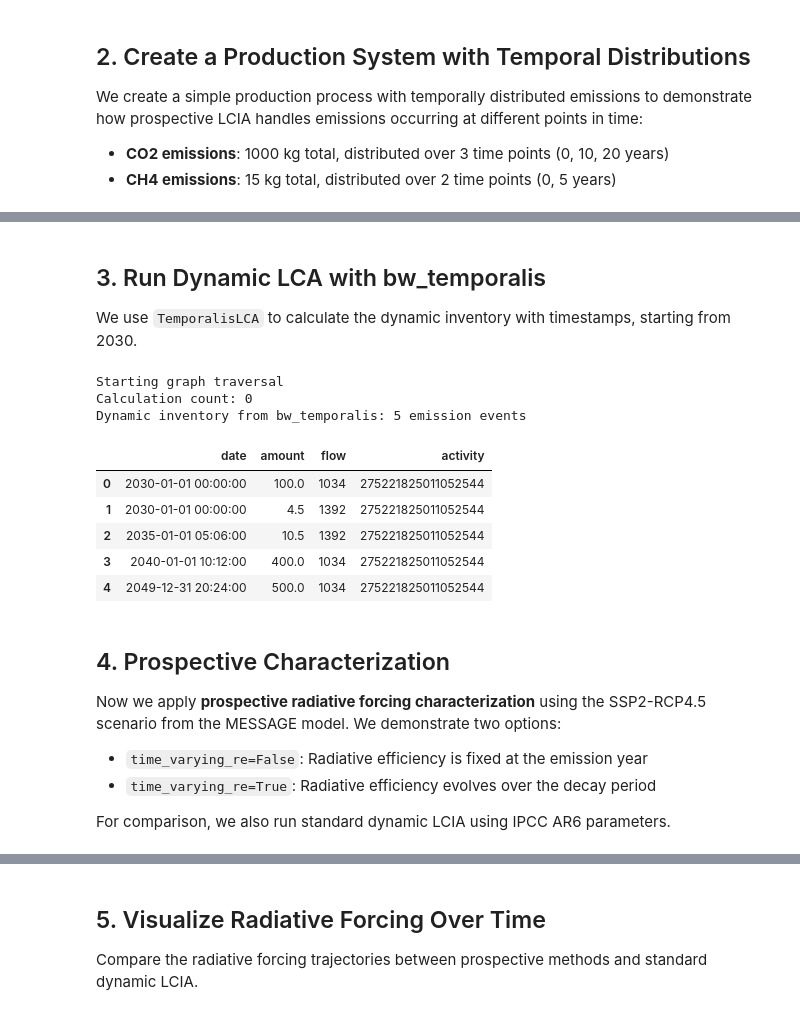
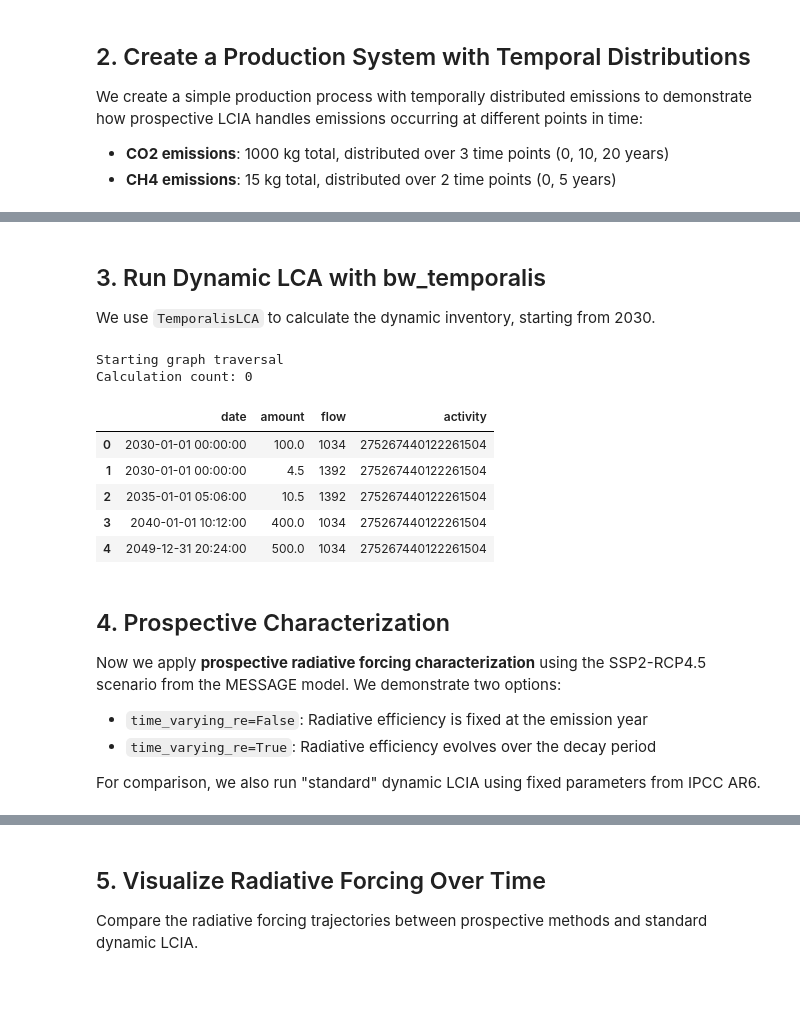
Before and after one commit to brightway-lca/dynamic_characterization, a Jupyter notebook: notebooks/prospective_dynamic_lcia_demo.ipynb, the cells around one changed output, grey strips where cells are left out. Cells and saved outputs as stored; diff of their text form; code cells hidden in the pictures; blank space fills up the shorter version.

```diff
--- a/notebooks/prospective_dynamic_lcia_demo.ipynb
+++ b/notebooks/prospective_dynamic_lcia_demo.ipynb
@@ -87,38 +77,37 @@ Production system created!
 # %% [markdown]
 ## 3. Run Dynamic LCA with bw_temporalis
 
-We use `TemporalisLCA` to calculate the dynamic inventory with timestamps, starting from 2030.
+We use `TemporalisLCA` to calculate the dynamic inventory, starting from 2030.
 # %%
 import bw2calc as bc
 from bw_temporalis import TemporalisLCA
 
 # Select LCIA method
 method = ('EF v3.1', 'climate change', 'global warming potential (GWP100)')
 
 # Run standard LCA first
 lca = bc.LCA({("production_system", "factory"): 1}, method)
 lca.lci()
 lca.lcia()
 
 # Run dynamic LCA starting in 2030
 tlca = TemporalisLCA(lca, starting_datetime="2030-01-01")
 timeline = tlca.build_timeline()
 timeline.build_dataframe()
 
 # Get the dynamic inventory
-bw_dynamic_inventory = timeline.df
-print(f"Dynamic inventory from bw_temporalis: {len(bw_dynamic_inventory)} emission events")
-bw_dynamic_inventory
+dynamic_inventory = timeline.df
+
+dynamic_inventory
 # %% [output]
 Starting graph traversal
 Calculation count: 0
-Dynamic inventory from bw_temporalis: 5 emission events
 |  | date | amount | flow | activity |
-| 0 | 2030-01-01 00:00:00 | 100.0 | 1034 | 275221825011052544 |
-| 1 | 2030-01-01 00:00:00 | 4.5 | 1392 | 275221825011052544 |
-| 2 | 2035-01-01 05:06:00 | 10.5 | 1392 | 275221825011052544 |
-| 3 | 2040-01-01 10:12:00 | 400.0 | 1034 | 275221825011052544 |
-| 4 | 2049-12-31 20:24:00 | 500.0 | 1034 | 275221825011052544 |
+| 0 | 2030-01-01 00:00:00 | 100.0 | 1034 | 275267440122261504 |
+| 1 | 2030-01-01 00:00:00 | 4.5 | 1392 | 275267440122261504 |
+| 2 | 2035-01-01 05:06:00 | 10.5 | 1392 | 275267440122261504 |
+| 3 | 2040-01-01 10:12:00 | 400.0 | 1034 | 275267440122261504 |
+| 4 | 2049-12-31 20:24:00 | 500.0 | 1034 | 275267440122261504 |
 # %% [markdown]
 ## 4. Prospective Characterization
 
@@ -126,5 +115,5 @@ Now we apply **prospective radiative forcing characterization** using the SSP2-R
 - `time_varying_re=False`: Radiative efficiency is fixed at the emission year
 - `time_varying_re=True`: Radiative efficiency evolves over the decay period
 
-For comparison, we also run standard dynamic LCIA using IPCC AR6 parameters.
+For comparison, we also run "standard" dynamic LCIA using fixed parameters from IPCC AR6.
 # %%
```
Also changed, not shown: parts of 10 cells of this notebook, 1 other file.
